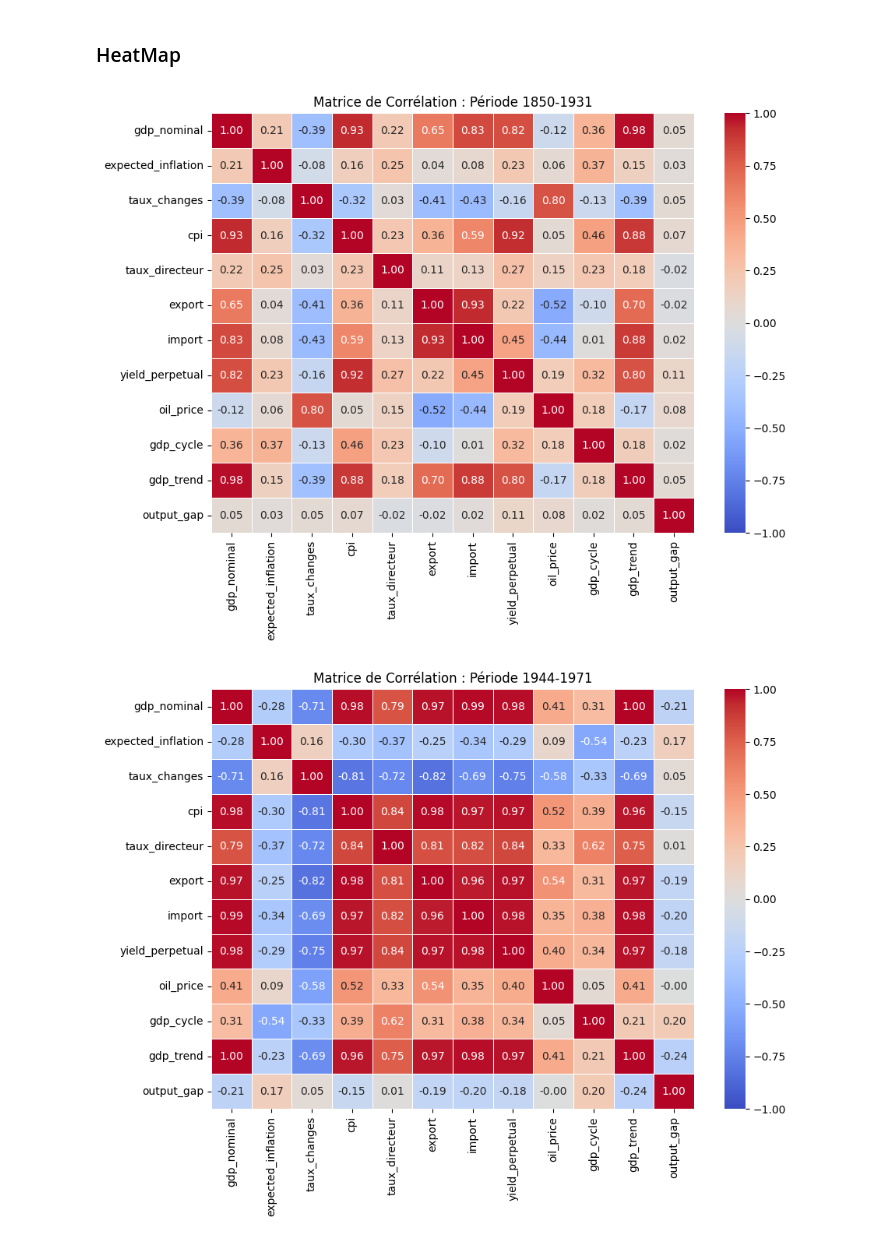
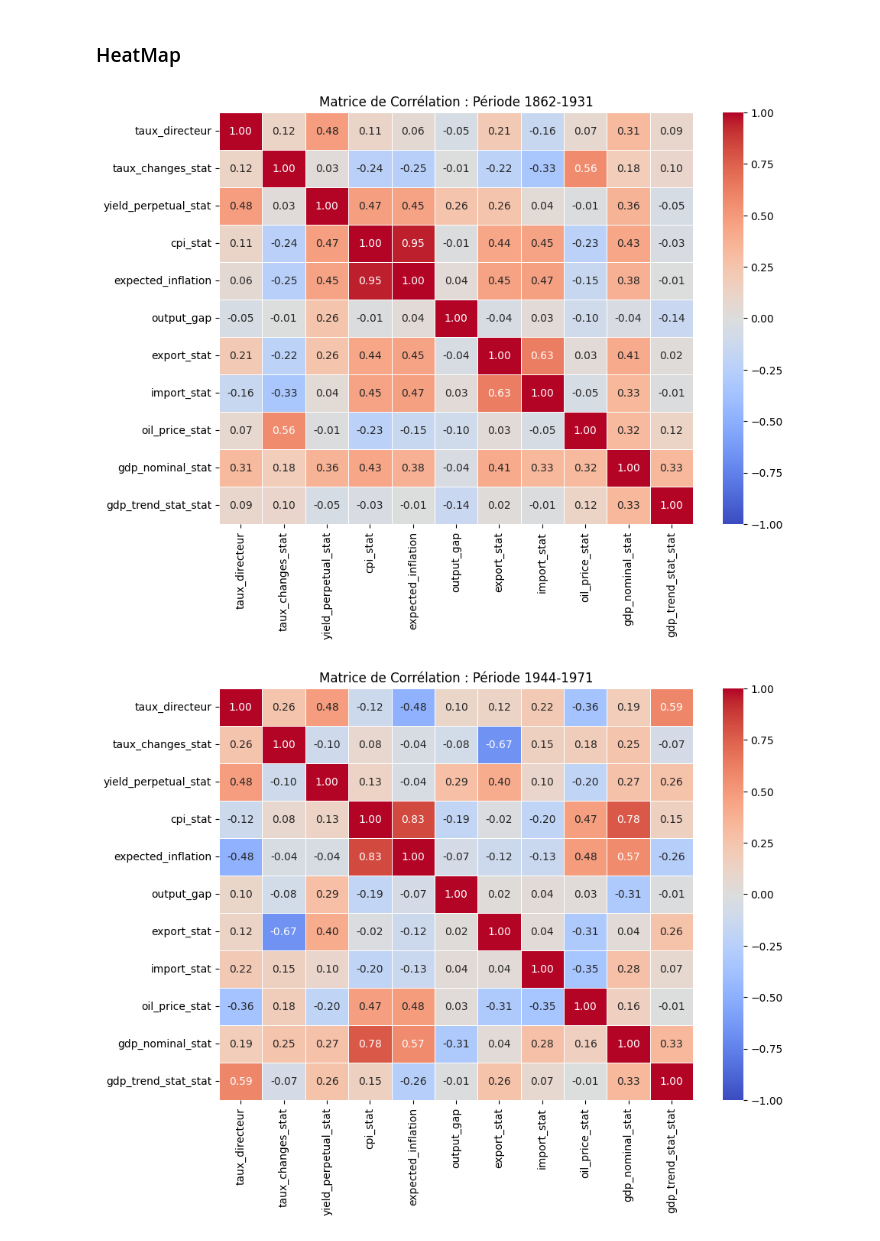
Before and after one commit to TimmGRT/Monetary-Policy-UK-1870-2025, a Jupyter notebook: CODE_ZONE/dorian_code/eda.ipynb, the cells around one changed output. Drawn from its saved outputs; the diff is of its cells as text; code cells hidden in the pictures.

```diff
--- a/CODE_ZONE/dorian_code/eda.ipynb
+++ b/CODE_ZONE/dorian_code/eda.ipynb
@@ -224 +333,4 @@ Name: output_gap, dtype: float64
+# %%
+path_det = "../../DATALAKE/PARQUET_FOLDER/main_detrended.parquet"
+df_det = pd.read_parquet(path_det)
 # %% [markdown]
@@ -244,7 +366,21 @@ scat_period(df, x="taux_directeur", y="cpi")
 # %% [markdown]
 ### HeatMap
 # %%
-corr_matrix(df)
+cols_selection = ['year',
+    'taux_directeur',
+    'taux_changes_stat',
+    'yield_perpetual_stat',
+    'cpi_stat',
+    'expected_inflation',
+    'output_gap',
+    'export_stat',
+    'import_stat',
+    'oil_price_stat',
+    'gdp_nominal_stat',
+    'gdp_trend_stat_stat'
+]
+
+corr_matrix(df_det[cols_selection])
 # %% [output]
-[figure, old version]
+[figure, new version]
-[figure, old version]
+[figure, new version]
```
Also changed, not shown: parts of 42 cells of this notebook, 3 other files.
